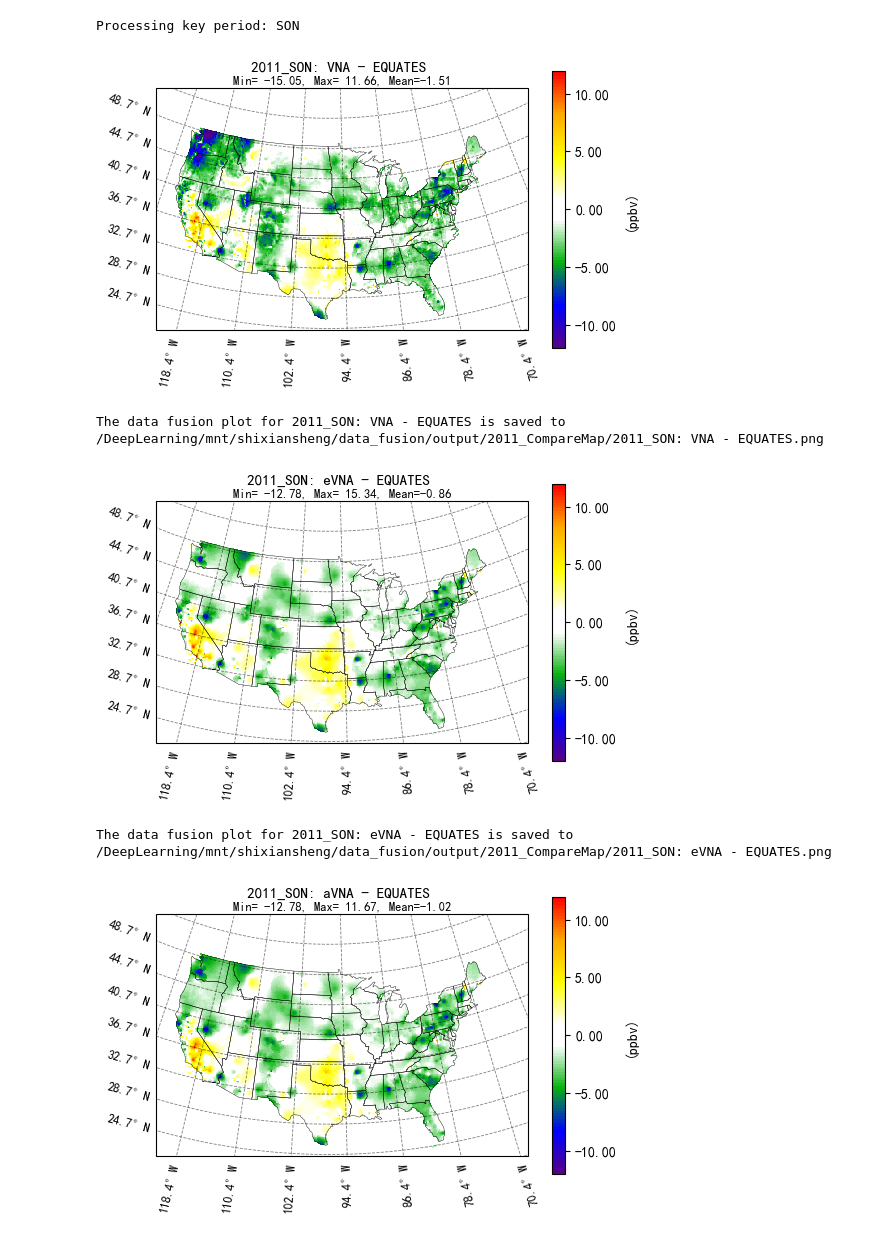
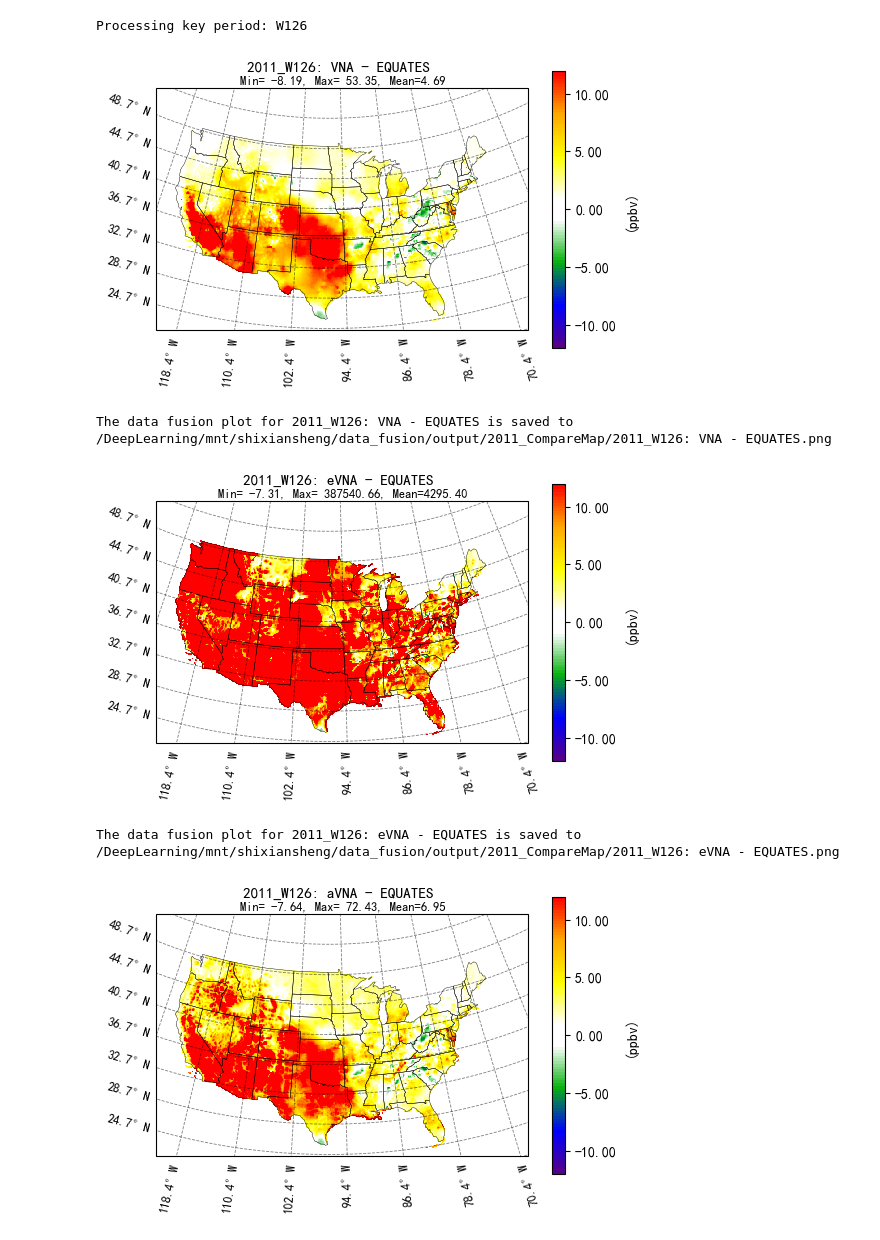
Before and after one commit to YuanTouMaoDie/O3MAT, a Jupyter notebook: Map_Diff.ipynb, the cells around one changed output. Cells and saved outputs as stored; diff of their text form; code cells hidden in the pictures.

```diff
--- a/Map_Diff.ipynb
+++ b/Map_Diff.ipynb
@@ -19,7 +19,7 @@ def extract_key_period(period):
     """
     Extract key period (e.g., JFM, AMJ) from the full period string.
     """
-    key_periods = ["DJF", "MAM", "JJA", "SON", 'Annual', 'Apr-Sep', 'top-10', '98th']
+    key_periods = ["DJF", "MAM", "JJA", "SON", 'Annual', 'Apr-Sep', 'top-10', '98th','W126']
     for key in key_periods:
         if key in period:
             return key
@@ -210,14 +210,16 @@ def plot_us_map(
 
 if __name__ == "__main__":
     # 输入文件
-    fusion_output_file_y = r"/DeepLearning/mnt/shixiansheng/data_fusion/output/2011_Data_WithoutCV/2011_SixDataset_CONUS_dailyIntometrics.csv"
-    fusion_output_file_x = r"/DeepLearning/mnt/shixiansheng/data_fusion/output/2011_Data_WithoutCV/2011_SixDataset_CONUS_dailyIntometrics.csv"
+    fusion_output_file_y = r"/DeepLearning/mnt/shixiansheng/data_fusion/output/2011_Data_WithoutCV/2011_W126_1.csv"
+    fusion_output_file_x = r"/DeepLearning/mnt/shixiansheng/data_fusion/output/2011_Data_WithoutCV/2011_W126_1.csv"
 
     # 其他代码
     model_file = r"/backupdata/data_EPA/EQUATES/EQUATES_data/HR2DAY_LST_ACONC_v532_cb6r3_ae7_aq_WR413_MYR_STAGE_2011_12US1_2011.nc"
 
     variables = ['model','vna_ozone', 'evna_ozone', 'avna_ozone', 'ds_ozone','harvard_ml']
     comparisons = list(itertools.combinations(variables, 2))
+    # comparisons = [('model','model'),('vna_ozone','vna_ozone'),('avna_ozone','avna_ozone')]
+
 
     # 为每个对比设置独立的绘图参数（统一设置）
     variable_settings = {
@@ -245,7 +247,7 @@ if __name__ == "__main__":
     }
 
     # 指定画图的指标
-    selected_periods = ['SON']
+    selected_periods = ['DJF','MAM','JJA','SON','Apr-Sep','Annual','top-10','W126']
 
     plot_us_map(
         fusion_output_file_x,
@@ -264,6 +266,6 @@ Selected key periods: ['SON']
-Processing key period: SON
+Processing key period: W126
-[figure, old version]
+[figure, new version]
-The data fusion plot for 2011_SON: VNA - EQUATES is saved to /DeepLearning/mnt/shixiansheng/data_fusion/output/2011_CompareMap/2011_SON: VNA - EQUATES.png
+The data fusion plot for 2011_W126: VNA - EQUATES is saved to /DeepLearning/mnt/shixiansheng/data_fusion/output/2011_CompareMap/2011_W126: VNA - EQUATES.png
-[figure, old version]
+[figure, new version]
-The data fusion plot for 2011_SON: eVNA - EQUATES is saved to /DeepLearning/mnt/shixiansheng/data_fusion/output/2011_CompareMap/2011_SON: eVNA - EQUATES.png
+The data fusion plot for 2011_W126: eVNA - EQUATES is saved to /DeepLearning/mnt/shixiansheng/data_fusion/output/2011_CompareMap/2011_W126: eVNA - EQUATES.png
-[figure, old version]
+[figure, new version]
```
Also changed, not shown: parts of 1 cell of this notebook, 25 other files.
